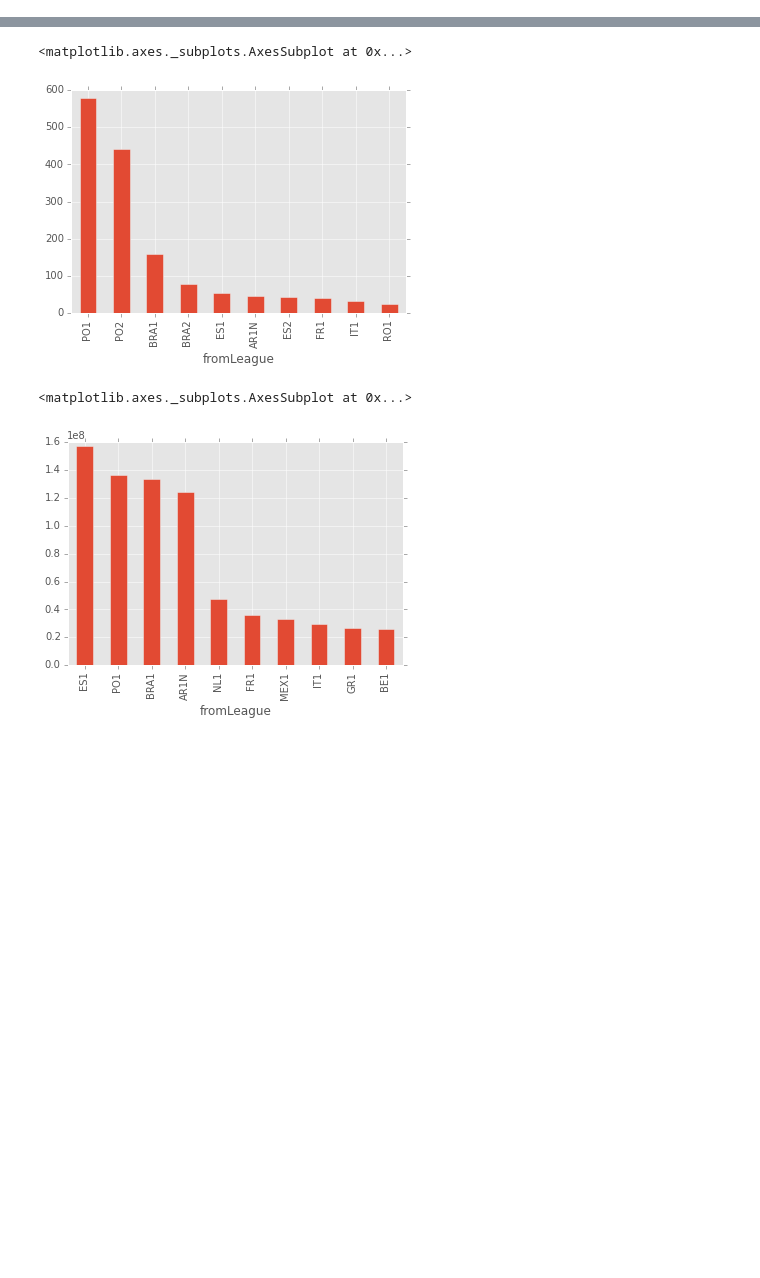
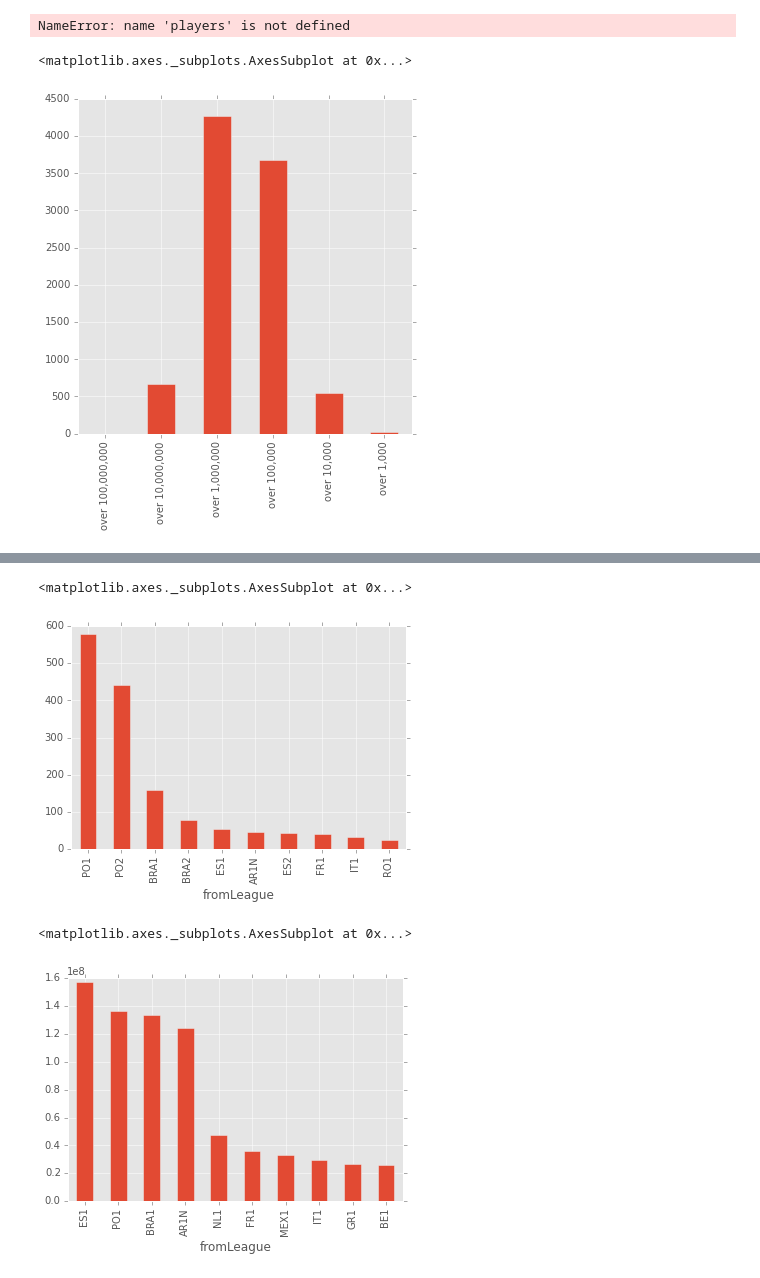
Before and after one commit to kebuhcah/soccer-history, a Jupyter notebook: notebooks/analysis.ipynb, the cells around one changed output, grey strips where cells are left out. Drawn from its saved outputs; the diff is of its cells as text; code cells hidden in the pictures; blank space fills up the shorter version.

```diff
--- a/notebooks/analysis.ipynb
+++ b/notebooks/analysis.ipynb
@@ -112,5 +142,5 @@ clubs = clubs[~((clubs['league']=='BRA1')&(clubs['season']<2004))]
 clubs = clubs[~((clubs['league']=='BRA2')&(clubs['season']<2007))]
 clubs = clubs[~((clubs['league']=='TR2')&(clubs['season']<2001))]
 clubs = clubs[~((clubs['clubId']==2457)&(clubs['season']==2006)&(clubs['league']=='PO2'))]
-
-clubs.groupby(['clubId','season']).count().sort_values('filename')
+clubs = clubs[~((clubs['clubId'].isin([11126,11127]))&(clubs['season']==2011)&(clubs['league']=='RU1'))]
+#clubs
@@ -137,11 +147,12 @@ clubs.groupby(['clubId','season']).count().sort_values('filename')
 # %%
-transfers0 = pd.concat([getTransfersFile(league,season) for league in ['GB1','ES1','L1','IT1','FR1','PO1','NL1','TR1','RU1','GB2','BE1','MLS1'] for season in range(2001,2016)],ignore_index=True)
+transfers0 = pd.concat([getTransfersFile(league,season) for league in ['GB1','ES1','L1','IT1','FR1','PO1','NL1','TR1','RU1','BE1','MLS1'] for season in range(2001,2016)],ignore_index=True)
 transfers = transfers0[pd.notnull(transfers0['playerName'])].copy()
 transfers['date'] = transfers['date'].apply(dateutil.parser.parse)
 transfers['season']=transfers['season'].apply(seasonFix)
 transfers=transfers.merge(clubs.rename(columns={'league': 'fromLeague','clubId':'fromTeamId'})[['fromTeamId','season','fromLeague']],how='left',on=['season','fromTeamId']) \
                 .merge(clubs.rename(columns={'league': 'toLeague','clubId':'toTeamId'})[['toTeamId','season','toLeague']],how='left',on=['season','toTeamId'])
 transfers=transfers[['id','playerName','date','season','fromCountry','fromLeague','fromTeamId','fromTeamName','toCountry','toLeague','toTeamId','toTeamName','mv','fee']]
+transfers=transfers.merge(players,how='left',on='id')
 transfers['mv'] = transfers['mv'].apply(mvFix)
 transfers['feeValue'] = transfers['fee'].apply(feeValue)
 transfers=transfers.drop_duplicates()
@@ -156,6 +167,3 @@ transfers['fromLeague']=np.where(pd.isnull(transfers['fromLeague']),'Other '+tra
 transfers['toLeague']=np.where(pd.isnull(transfers['toLeague']),'Other '+transfers['toCountry'],transfers['toLeague'])
 loans=transfers[transfers['isLoan']]
 nonloans=transfers[~transfers['isLoan']]
-# %%
-transfers['fromLeague']=np.where(pd.isnull(transfers['fromLeague']),'Other '+transfers['fromCountry'],transfers['fromLeague'])
-transfers['toLeague']=np.where(pd.isnull(transfers['toLeague']),'Other '+transfers['toCountry'],transfers['toLeague'])
@@ -193,0 +236,12 @@ transfers.to_csv('../data/merged/transfers.csv',encoding='utf-8',index=False)
+# %%
+players
+# %% [output]
+NameError: name 'players' is not defined
+# %%
+t=(transfers.groupby('id')['feeValue'].max()+1).apply(math.log10).apply(math.floor).value_counts().sort_index(ascending=False).drop(0)
+t.index = t.index.map(lambda x: "over "+locale.format("%d",int(math.pow(10,x)),grouping=True))
+
+t.plot.bar(figsize=(6,6))
+# %% [output]
+<matplotlib.axes._subplots.AxesSubplot at 0x...>
+[figure, added]
```
Also changed, not shown: parts of 23 cells of this notebook, 2 other files.
